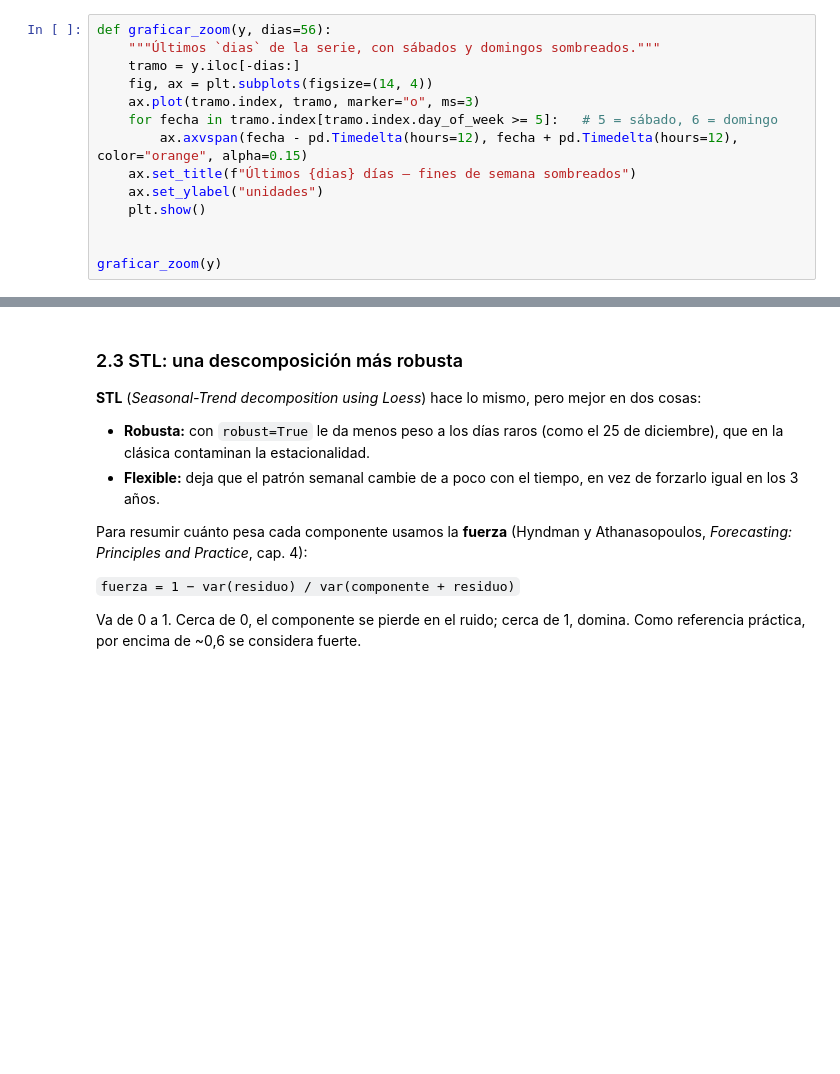
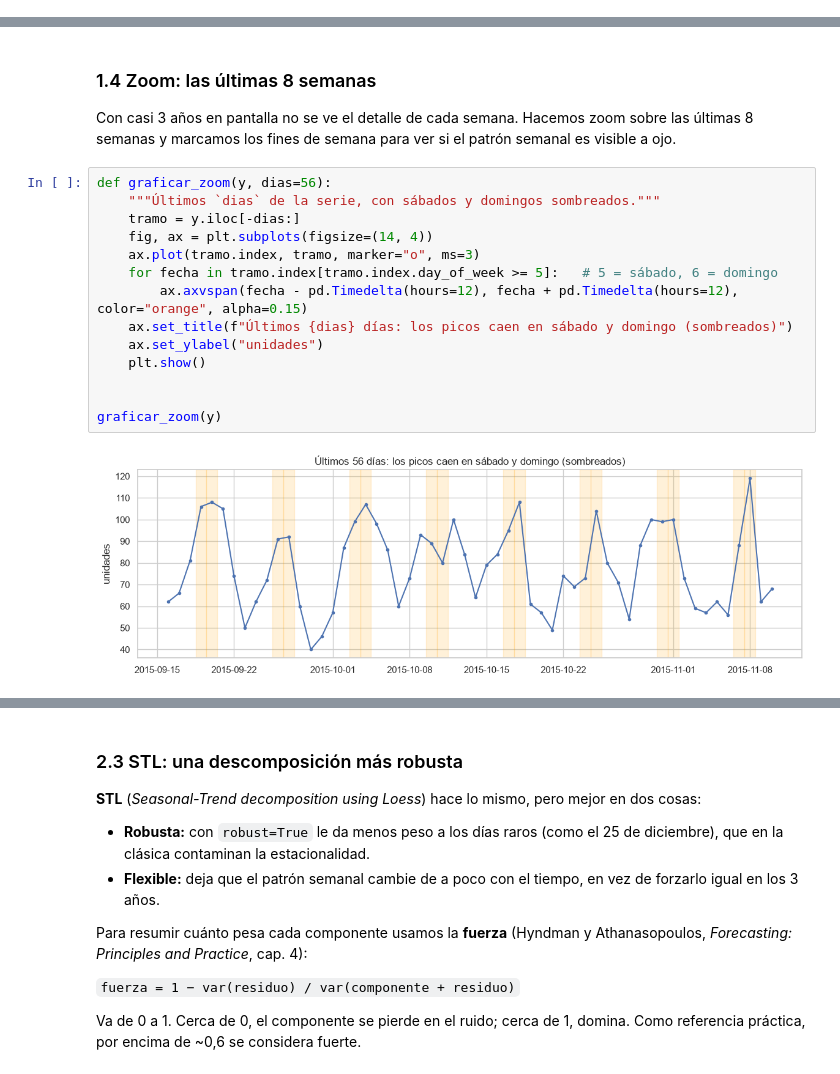
Before and after one commit to agus-chaud/forecasting-retail, a Jupyter notebook: 03_notebooks/04_SARIMA.ipynb, the cells around one changed output, grey strips where cells are left out. Cells and saved outputs as stored; diff of their text form; blank space fills up the shorter version.

```diff
--- a/03_notebooks/04_SARIMA.ipynb
+++ b/03_notebooks/04_SARIMA.ipynb
@@ -144,14 +0,0 @@ Con casi 3 años en pantalla no se ve el detalle de cada semana. Hacemos zoom so
-# %%
-def graficar_zoom(y, dias=56):
-    """Últimos `dias` de la serie, con sábados y domingos sombreados."""
-    tramo = y.iloc[-dias:]
-    fig, ax = plt.subplots(figsize=(14, 4))
-    ax.plot(tramo.index, tramo, marker="o", ms=3)
-    for fecha in tramo.index[tramo.index.day_of_week >= 5]:   # 5 = sábado, 6 = domingo
-        ax.axvspan(fecha - pd.Timedelta(hours=12), fecha + pd.Timedelta(hours=12), color="orange", alpha=0.15)
-    ax.set_title(f"Últimos {dias} días — fines de semana sombreados")
-    ax.set_ylabel("unidades")
-    plt.show()
-
-
-graficar_zoom(y)
@@ -189,0 +250,19 @@ print(y.nlargest(5))
+# %% [markdown]
+### 1.4 Zoom: las últimas 8 semanas
+Con casi 3 años en pantalla no se ve el detalle de cada semana. Hacemos zoom sobre las últimas 8 semanas y marcamos los fines de semana para ver si el patrón semanal es visible a ojo.
+# %%
+def graficar_zoom(y, dias=56):
+    """Últimos `dias` de la serie, con sábados y domingos sombreados."""
+    tramo = y.iloc[-dias:]
+    fig, ax = plt.subplots(figsize=(14, 4))
+    ax.plot(tramo.index, tramo, marker="o", ms=3)
+    for fecha in tramo.index[tramo.index.day_of_week >= 5]:   # 5 = sábado, 6 = domingo
+        ax.axvspan(fecha - pd.Timedelta(hours=12), fecha + pd.Timedelta(hours=12), color="orange", alpha=0.15)
+    ax.set_title(f"Últimos {dias} días: los picos caen en sábado y domingo (sombreados)")
+    ax.set_ylabel("unidades")
+    plt.show()
+
+
+graficar_zoom(y)
+# %% [output]
+[figure, added]
```
Also changed, not shown: parts of 47 cells of this notebook, 2 other files.
